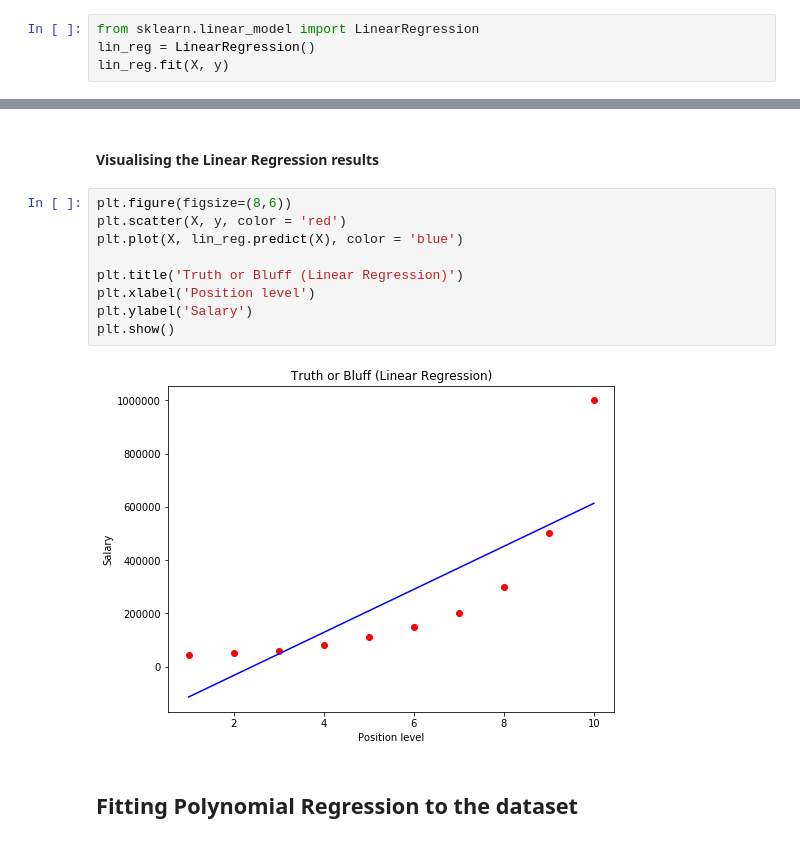
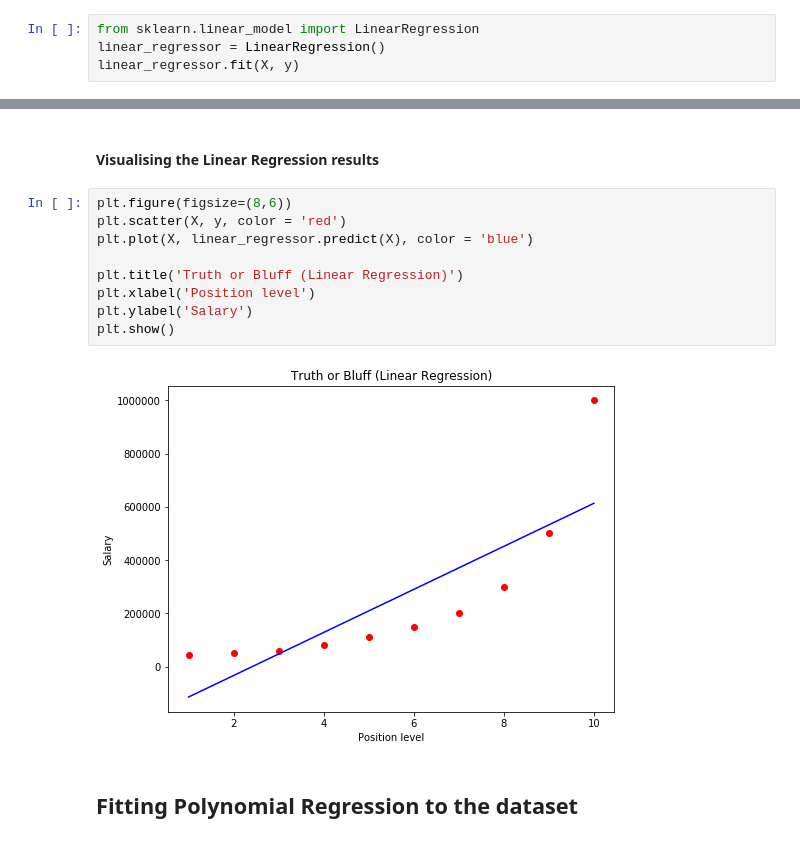
Before and after one commit to iamtushara/Machine-Learning-Reference, a Jupyter notebook: Machine Learning/1. Supervised Learning/1. Regression/3. Polynomial Regression/Codes/Polynomial Regression.ipynb, the cells around one changed output, grey strips where cells are left out. Cells and saved outputs as stored; diff of their text form.

```diff
--- a/Machine Learning/1. Supervised Learning/1. Regression/3. Polynomial Regression/Codes/Polynomial Regression.ipynb
+++ b/Machine Learning/1. Supervised Learning/1. Regression/3. Polynomial Regression/Codes/Polynomial Regression.ipynb
@@ -33,6 +33,6 @@ X_train, X_test, y_train, y_test = train_test_split(X, y, test_size = 0.2)
 ## Fitting Linear Regression to the dataset
 # %%
 from sklearn.linear_model import LinearRegression
-lin_reg = LinearRegression()
-lin_reg.fit(X, y)
+linear_regressor = LinearRegression()
+linear_regressor.fit(X, y)
 # %% [output]
@@ -43,14 +42,14 @@ LinearRegression(copy_X=True, fit_intercept=True, n_jobs=None,
 # %%
 plt.figure(figsize=(8,6))
 plt.scatter(X, y, color = 'red')
-plt.plot(X, lin_reg.predict(X), color = 'blue')
+plt.plot(X, linear_regressor.predict(X), color = 'blue')
 
 plt.title('Truth or Bluff (Linear Regression)')
 plt.xlabel('Position level')
 plt.ylabel('Salary')
 plt.show()
 # %% [output]
-[figure, old version]
+[figure, new version]
 # %% [markdown]
 ## Fitting Polynomial Regression to the dataset
 # %%
```
Also changed, not shown: parts of 15 cells of this notebook.
